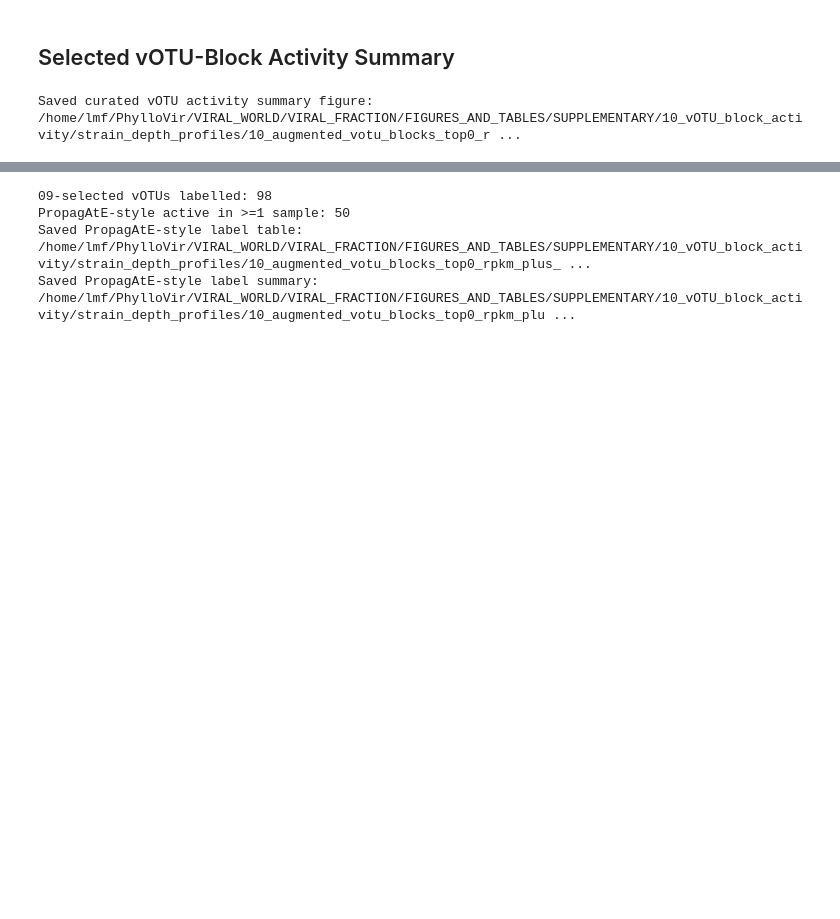
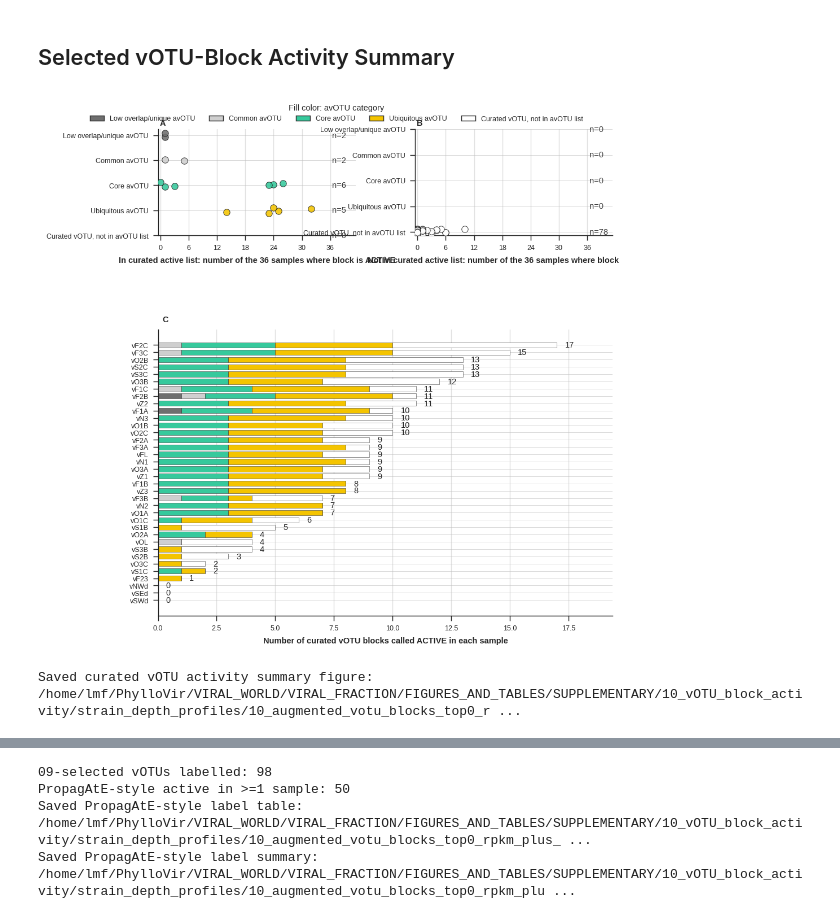
Before and after one commit to lauramilena3/WHEAT_PHYLLOSPHERE_VIROME, a Jupyter notebook: VIRAL/NOTEBOOKS/10_vOTU_block_activity.ipynb, the cells around one changed output, grey strips where cells are left out. Drawn from its saved outputs; the diff is of its cells as text; code cells hidden in the pictures; blank space fills up the shorter version.

```diff
--- a/VIRAL/NOTEBOOKS/10_vOTU_block_activity.ipynb
+++ b/VIRAL/NOTEBOOKS/10_vOTU_block_activity.ipynb
@@ -3024,7 +3047,12 @@ with ThreadPoolExecutor(max_workers=PLOT_WORKERS) as plot_executor:
         all_region_effect_sizes.append(region_effects)
 
         plot_category = str(selected_row.get("avotu_category", NON_AVOTU_CATEGORY))
-        if MAKE_PER_GENOME_COVERAGE_PLOTS and plot_category in PLOT_AVOTU_CATEGORIES:
+        should_save_plot = (
+            MAKE_PER_GENOME_COVERAGE_PLOTS
+            and plot_category in PLOT_AVOTU_CATEGORIES
+            and (SAVE_PNG or SAVE_SVG)
+        )
+        if should_save_plot:
             future = plot_executor.submit(
                 plot_genome_profiles,
                 marked_pd,
@@ -3055,10 +3083,12 @@ with ThreadPoolExecutor(max_workers=PLOT_WORKERS) as plot_executor:
             collect_finished_plot(next(as_completed(pending_plot_futures)))
 
 if not MAKE_PER_GENOME_COVERAGE_PLOTS:
-    print("Per-genome coverage-profile SVGs skipped. Set MAKE_PER_GENOME_COVERAGE_PLOTS = True to create them.")
+    print("Per-genome coverage profiles skipped. Set MAKE_PER_GENOME_COVERAGE_PLOTS = True to create them.")
+elif not (SAVE_PNG or SAVE_SVG):
+    print("Per-genome coverage profiles skipped because SAVE_PNG and SAVE_SVG are both False.")
 else:
     print(
-        f"Coverage-profile SVGs generated for {len(plot_paths)} genomes in "
+        f"Coverage profiles saved for {len(plot_paths)} genomes in "
         f"{sorted(PLOT_AVOTU_CATEGORIES)}."
     )
 
@@ -4076,7 +4056,7 @@ def plot_curated_votu_activity_summary(
     if curated_blocks.empty:
         return None
 
-    figure = Figure(figsize=(8, 8))
+    figure = plt.figure(figsize=(6.8, 6.8))
     grid = figure.add_gridspec(2, 2, height_ratios=[1.0, 2.7], hspace=0.48, wspace=0.30)
     status_axes = [
         figure.add_subplot(grid[0, 0]),
@@ -4111,10 +4091,9 @@ def plot_curated_votu_activity_summary(
                 fontsize=7,
                 color="#3d3d3d",
             )
-        axis.set_title(status, fontsize=7, pad=8)
         axis.set_xlim(-0.5, len(SAMPLES_36) + 5.4)
         axis.set_xticks(np.arange(0, len(SAMPLES_36) + 1, 6))
-        axis.set_xlabel("Number of the 36 samples where block is ACTIVE")
+        axis.set_xlabel(f"{status}: number of the 36 samples where block is ACTIVE")
         axis.set_yticks(category_positions)
         axis.set_yticklabels([avotu_category_label(category) for category in AVOTU_LEGEND_CATEGORY_ORDER])
         axis.invert_yaxis()
@@ -4147,7 +4126,6 @@ def plot_curated_votu_activity_summary(
     sample_axis.set_yticklabels(sample_plot["sample"].astype(str))
     sample_axis.invert_yaxis()
     sample_axis.set_xlabel("Number of curated vOTU blocks called ACTIVE in each sample")
-    sample_axis.set_title("Active curated vOTU blocks per sample", fontsize=7, pad=8)
     sample_axis.grid(axis="x", color="#d9d9d9", linewidth=0.7, zorder=0)
     sample_axis.spines[["top", "right"]].set_visible(False)
     sample_axis.set_xlim(0, max(1, int(left.max())) + max(1.8, total_offset * 7))
@@ -4170,39 +4148,45 @@ def plot_curated_votu_activity_summary(
         title="Fill color: avOTU category",
         title_fontsize=7,
     )
-    figure.suptitle("Curated vOTU block activity across the 36 samples", fontsize=7, y=0.995)
-    figure.subplots_adjust(left=0.19, right=0.98, bottom=0.055, top=0.84)
+    for axis, panel_label in zip([*status_axes, sample_axis], "ABC"):
+        axis.text(
+            0.01, 1.02, panel_label, transform=axis.transAxes,
+            fontsize=7, fontweight="bold", ha="left", va="bottom", zorder=10,
+        )
+    figure.subplots_adjust(left=0.19, right=0.98, bottom=0.055, top=0.90)
     figure.savefig(output_path, format="svg", bbox_inches="tight")
+    plt.show()
     plt.close(figure)
     return output_path
 
 
 (
     curated_votu_activity_overview,
     curated_votu_activity_by_list_category,
     curated_votu_activity_by_sample,
     curated_votu_block_activity_summary,
 ) = build_curated_votu_activity_summary(
     combined_votu_block_sample_activity,
     votu_block_activity_sample_counts,
 )
 
 CURATED_VOTU_ACTIVITY_SUMMARY_PATH = OUTPUT_DIR / f"{OUTPUT_PREFIX}_curated_votu_block_activity_summary.svg"
 CURATED_VOTU_ACTIVITY_OVERVIEW_PATH = OUTPUT_DIR / f"{OUTPUT_PREFIX}_curated_votu_block_activity_overview.csv"
 CURATED_VOTU_ACTIVITY_BY_CATEGORY_PATH = OUTPUT_DIR / f"{OUTPUT_PREFIX}_curated_votu_block_activity_by_list_and_category.csv"
 CURATED_VOTU_ACTIVITY_BY_SAMPLE_PATH = OUTPUT_DIR / f"{OUTPUT_PREFIX}_curated_votu_block_activity_by_sample.csv"
 CURATED_VOTU_BLOCK_ACTIVITY_SUMMARY_PATH = OUTPUT_DIR / f"{OUTPUT_PREFIX}_curated_votu_block_activity_summary.csv"
 
 curated_votu_activity_overview.to_csv(CURATED_VOTU_ACTIVITY_OVERVIEW_PATH, index=False)
 curated_votu_activity_by_list_category.to_csv(CURATED_VOTU_ACTIVITY_BY_CATEGORY_PATH, index=False)
 curated_votu_activity_by_sample.to_csv(CURATED_VOTU_ACTIVITY_BY_SAMPLE_PATH, index=False)
 curated_votu_block_activity_summary.to_csv(CURATED_VOTU_BLOCK_ACTIVITY_SUMMARY_PATH, index=False)
 curated_votu_activity_summary_figure = plot_curated_votu_activity_summary(
     curated_votu_block_activity_summary,
     curated_votu_activity_by_sample,
     CURATED_VOTU_ACTIVITY_SUMMARY_PATH,
 )
 print(f"Saved curated vOTU activity summary figure: {curated_votu_activity_summary_figure}")
 # %% [output]
+[figure, added]
 Saved curated vOTU activity summary figure: /home/lmf/PhylloVir/VIRAL_WORLD/VIRAL_FRACTION/FIGURES_AND_TABLES/SUPPLEMENTARY/10_vOTU_block_activity/strain_depth_profiles/10_augmented_votu_blocks_top0_r ...
 # %%
```
Also changed, not shown: parts of 22 cells of this notebook, 12 other files.
